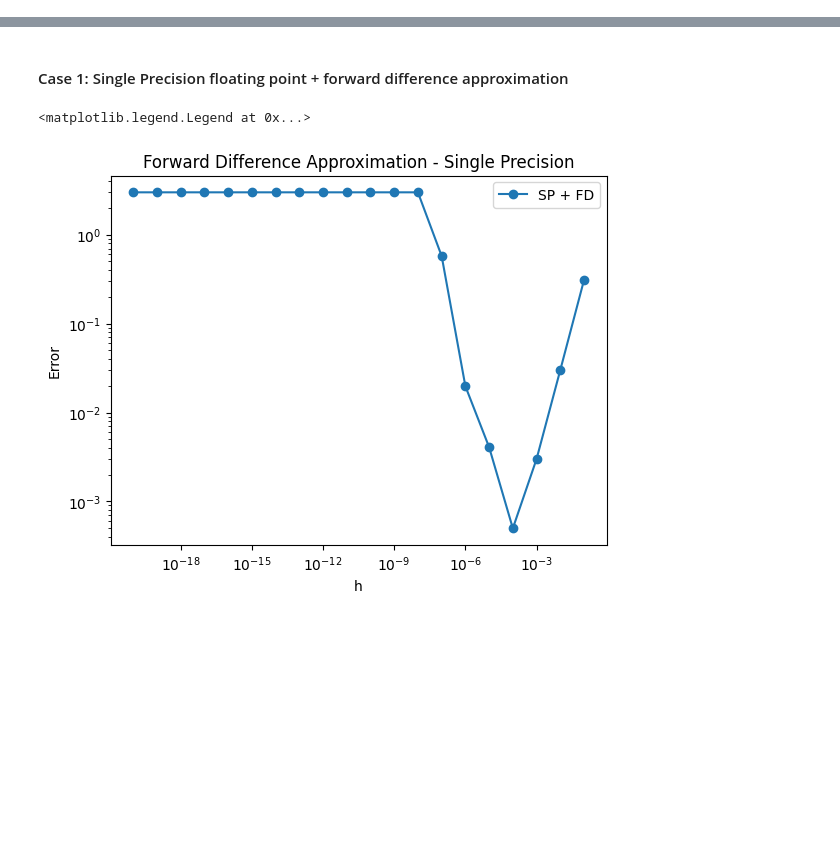
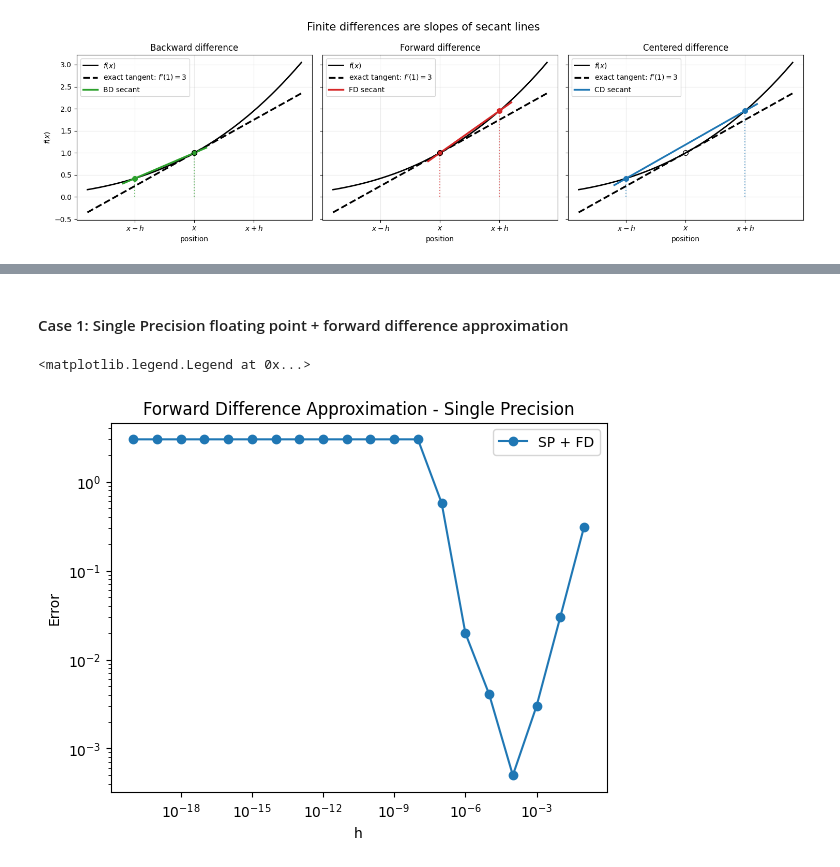
Before and after one commit to brash99/phys441, a Jupyter notebook: JupyterNotebooks/Week1/rounding_error_simple.ipynb, the cells around one changed output, grey strips where cells are left out. Saved outputs shown, nothing was run; the diff lists cells and outputs as text; code cells hidden in the pictures; blank space fills up the shorter version.

```diff
--- a/JupyterNotebooks/Week1/rounding_error_simple.ipynb
+++ b/JupyterNotebooks/Week1/rounding_error_simple.ipynb
@@ -26,0 +64,54 @@ For simplicity, we will assume that $x=1$.
+# %%
+# Geometric view of forward, backward, and centered differences
+import numpy as np
+import matplotlib.pyplot as plt
+
+def example_function(x):
+    return x**3
+
+x0 = 1.0
+h_diagram = 0.25
+x_curve = np.linspace(0.55, 1.45, 400)
+exact_slope = 3.0
+exact_tangent = example_function(x0)+exact_slope*(x_curve-x0)
+function_color = 'black'
+
+fig, axes = plt.subplots(1, 3, figsize=(15, 4.5), sharex=True, sharey=True)
+difference_diagrams = [
+    ("Backward difference", x0-h_diagram, x0, "tab:green", "BD"),
+    ("Forward difference", x0, x0+h_diagram, "tab:red", "FD"),
+    ("Centered difference", x0-h_diagram, x0+h_diagram, "tab:blue", "CD"),
+]
+
+for ax, (title, x_left, x_right, color, abbreviation) in zip(axes, difference_diagrams):
+    y_left = example_function(x_left)
+    y_right = example_function(x_right)
+    slope = (y_right-y_left)/(x_right-x_left)
+    x_line = np.linspace(x_left-0.05, x_right+0.05, 50)
+    y_line = y_left+slope*(x_line-x_left)
+
+    ax.plot(x_curve, example_function(x_curve), color=function_color, linewidth=2,
+            label=r'$f(x)$')
+    ax.plot(x_curve, exact_tangent, color=function_color, linestyle='--',
+            linewidth=2.5, label=r"exact tangent: $f'(1)=3$")
+    ax.plot(x0, example_function(x0), marker='o', markersize=7,
+            markerfacecolor='none', markeredgecolor=function_color, zorder=6)
+    ax.plot(x_line, y_line, color=color, linewidth=2.5,
+            label=f'{abbreviation} secant')
+    ax.plot([x_left, x_right], [y_left, y_right], 'o', color=color,
+            markersize=7)
+    ax.vlines([x_left, x_right], 0, [y_left, y_right],
+              colors=color, linestyles='dotted', alpha=0.65)
+    ax.set_title(title)
+    ax.set_xlabel('position')
+    ax.grid(alpha=0.25)
+    ax.legend(loc='upper left')
+
+axes[0].set_ylabel(r'$f(x)$')
+for ax in axes:
+    ax.set_xticks([x0-h_diagram, x0, x0+h_diagram],
+                  [r'$x-h$', r'$x$', r'$x+h$'])
+fig.suptitle('Finite differences are slopes of secant lines', fontsize=15)
+fig.tight_layout()
+# %% [output]
+[figure, added]
```
Also changed, not shown: parts of 7 cells of this notebook.
